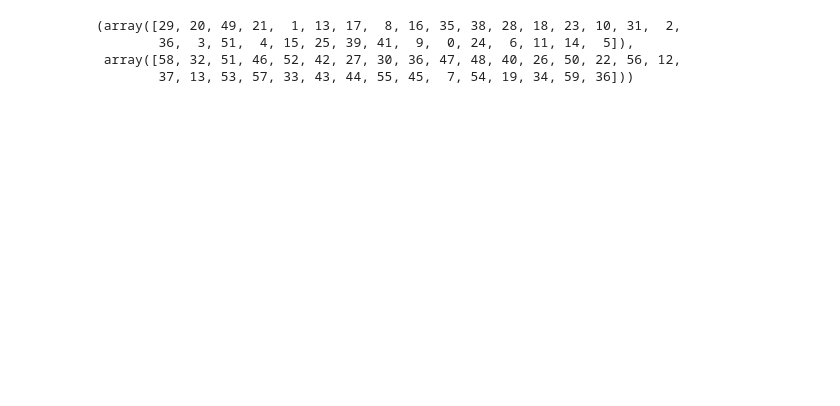
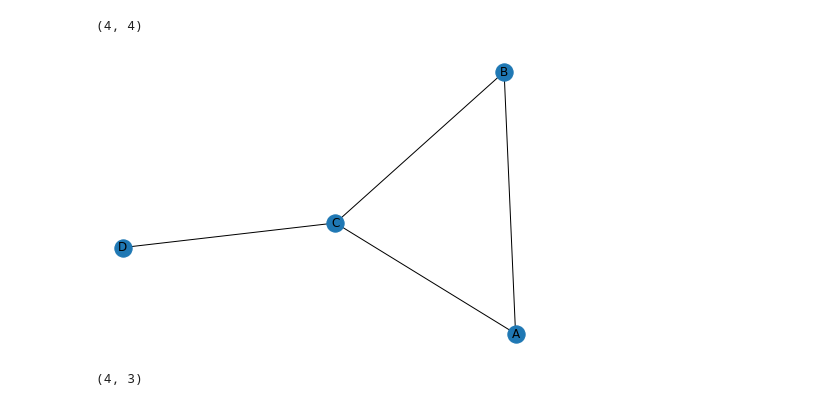
Before and after one commit to SophySchubert/pairwise-rank-gnn, a Jupyter notebook: Eigenanteil.ipynb, the cells around one changed output. Saved outputs shown, nothing was run; the diff lists cells and outputs as text; code cells hidden in the pictures; blank space fills up the shorter version.

```diff
--- a/Eigenanteil.ipynb
+++ b/Eigenanteil.ipynb
@@ -471,7 +0,0 @@ a2, b2= foo(idx_a, idx_b)
-# %%
-a2, b2
-# %% [output]
-(array([29, 20, 49, 21,  1, 13, 17,  8, 16, 35, 38, 28, 18, 23, 10, 31,  2,
-        36,  3, 51,  4, 15, 25, 39, 41,  9,  0, 24,  6, 11, 14,  5]),
- array([58, 32, 51, 46, 52, 42, 27, 30, 36, 47, 48, 40, 26, 50, 22, 56, 12,
-        37, 13, 53, 57, 33, 43, 44, 55, 45,  7, 54, 19, 34, 59, 36]))
@@ -477,0 +3,18 @@ a2, b2
+# %%
+G = nx.Graph()
+G.add_node('A')
+G.add_node('B')
+G.add_node('C')
+G.add_node('D')
+G.add_edge('A', 'B')
+G.add_edge('B', 'C')
+G.add_edge('A', 'C')
+G.add_edge('C', 'D')
+# %%
+G.number_of_nodes(), G.number_of_edges()
+# %% [output]
+(4, 4)
+# %%
+nx.draw(G, with_labels=True)
+# %% [output]
+[figure, added]
@@ -477,0 +30,4 @@ a2, b2
+# %%
+H.number_of_nodes(), H.number_of_edges()
+# %% [output]
+(4, 3)
```
Also changed, not shown: parts of 57 cells of this notebook, 12 other files.
